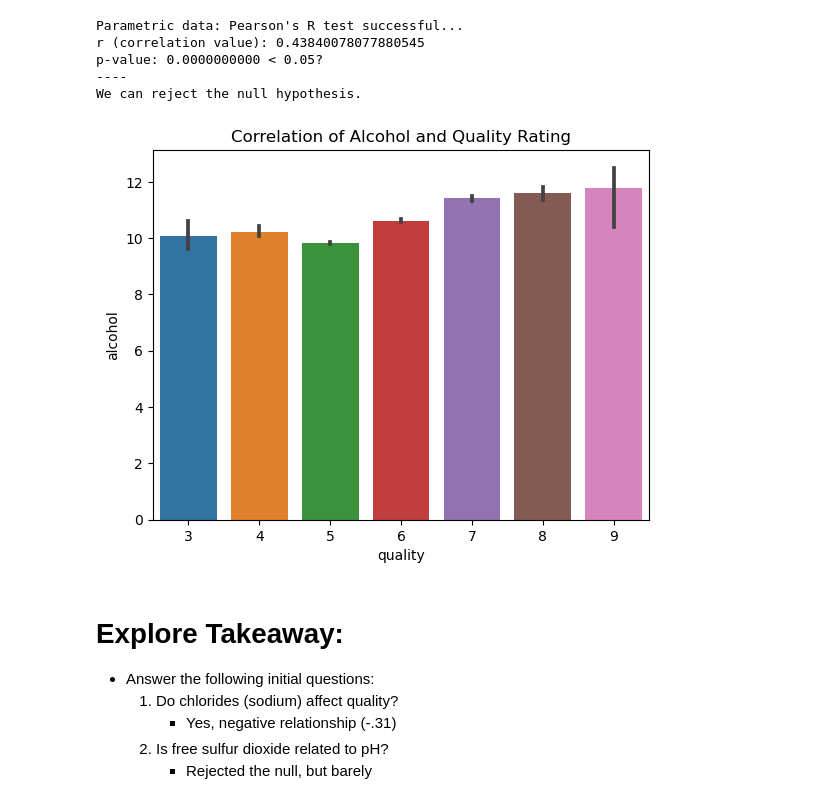
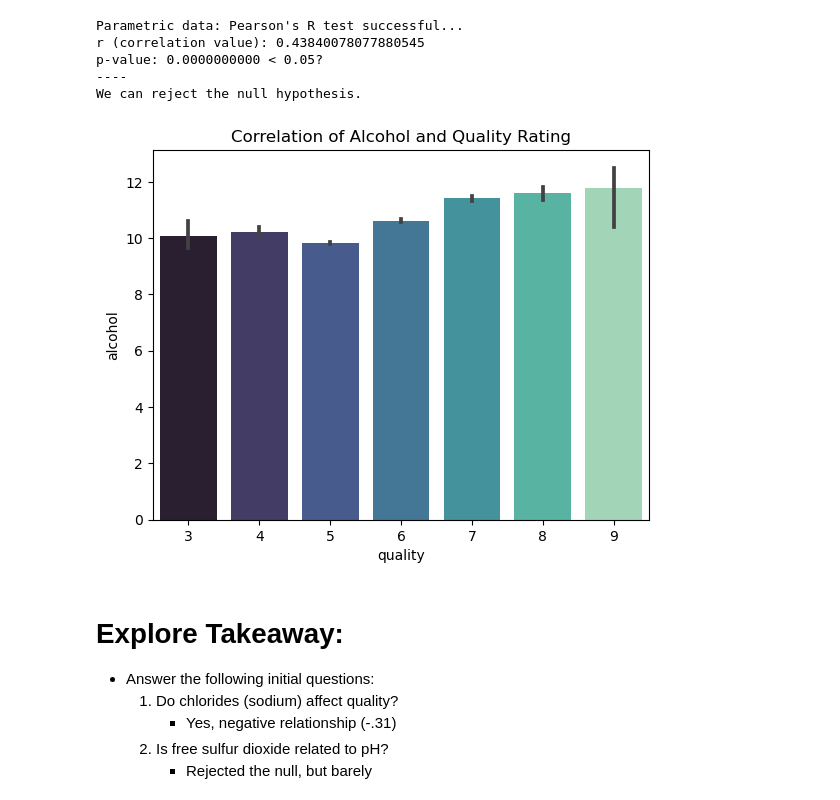
Before and after one commit to OKPTaylor/wine-quality-predictor, a Jupyter notebook: explore_ali.ipynb, the cells around one changed output. Saved outputs shown, nothing was run; the diff lists cells and outputs as text; code cells hidden in the pictures.

```diff
--- a/explore_ali.ipynb
+++ b/explore_ali.ipynb
@@ -320,11 +387,11 @@ p-value: 0.0000000000 < 0.05?
 We can reject the null hypothesis.
 # %%
 # visualize
-sns.barplot(data=train, y='alcohol', x='quality')
+sns.barplot(data=train, y='alcohol', x='quality', palette='mako')
 plt.title("Correlation of Alcohol and Quality Rating")
 plt.show()
 # %% [output]
-[figure, old version]
+[figure, new version]
 # %% [markdown]
 
 # Explore Takeaway:
```
Also changed, not shown: parts of 27 cells of this notebook, 1 other file.
